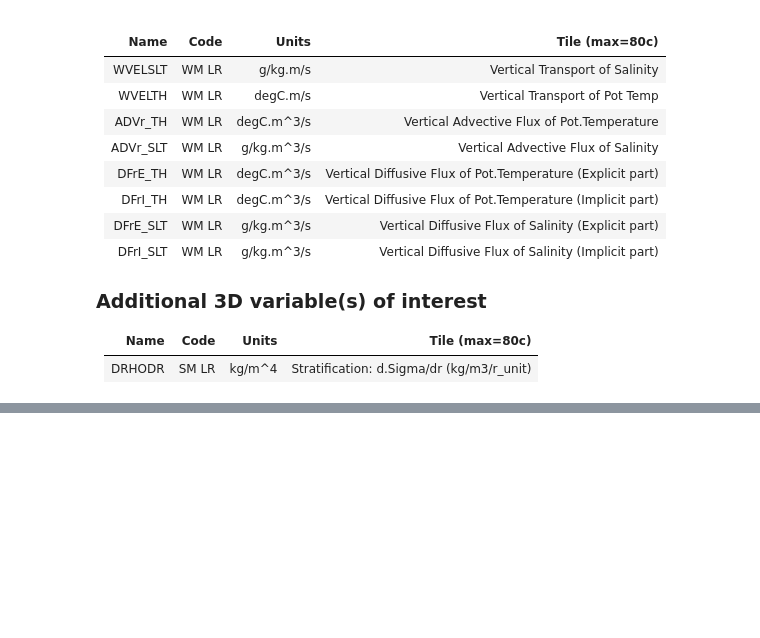
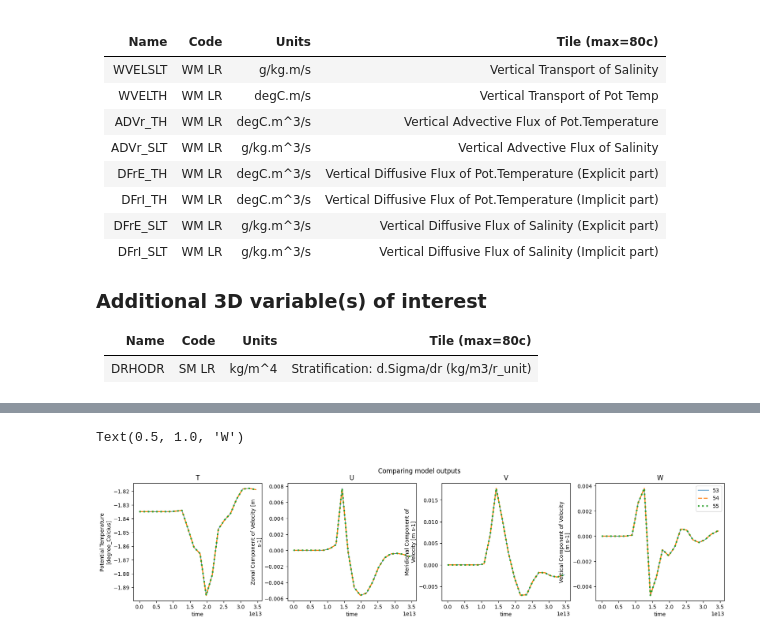
Before and after one commit to rowanjb/model_analyses, a Jupyter notebook: mitgcm_diagnostics.ipynb, the cells around one changed output, grey strips where cells are left out. Drawn from its saved outputs; the diff is of its cells as text; code cells hidden in the pictures; blank space fills up the shorter version.

```diff
--- a/mitgcm_diagnostics.ipynb
+++ b/mitgcm_diagnostics.ipynb
@@ -340,0 +346,20 @@ Text(0.5, 1.0, 'DRHODR (time=+2 hrs))')
+# %%
+fp = '/albedo/home/robrow001/MITgcm/so_plumes/mrb_0'
+fig, axs = plt.subplots(nrows=1,ncols=4,figsize=(20,4))
+plt.suptitle('Comparing model outputs')
+lss = ['-','--',':']
+lws = [1,2,3]
+for n,id in enumerate(['53','54','55']):
+    ds = bma.open_mitgcm_output_all_vars(fp+id+'/')
+    ds['T'].isel(XC=75,YC=75,Z=5).plot(ax=axs[0],label=id,ls=lss[n],lw=lws[n])
+    ds['U'].isel(XG=75,YC=75,Z=5).plot(ax=axs[1],label=id,ls=lss[n],lw=lws[n])
+    ds['V'].isel(XC=75,YG=75,Z=5).plot(ax=axs[2],label=id,ls=lss[n],lw=lws[n])
+    ds['W'].isel(XC=75,YC=75,Zl=5).plot(ax=axs[3],label=id,ls=lss[n],lw=lws[n])
+plt.legend()
+axs[0].set_title('T')
+axs[1].set_title('U')
+axs[2].set_title('V')
+axs[3].set_title('W')
+# %% [output]
+Text(0.5, 1.0, 'W')
+[figure, added]
```
Also changed, not shown: parts of 2 cells of this notebook.
